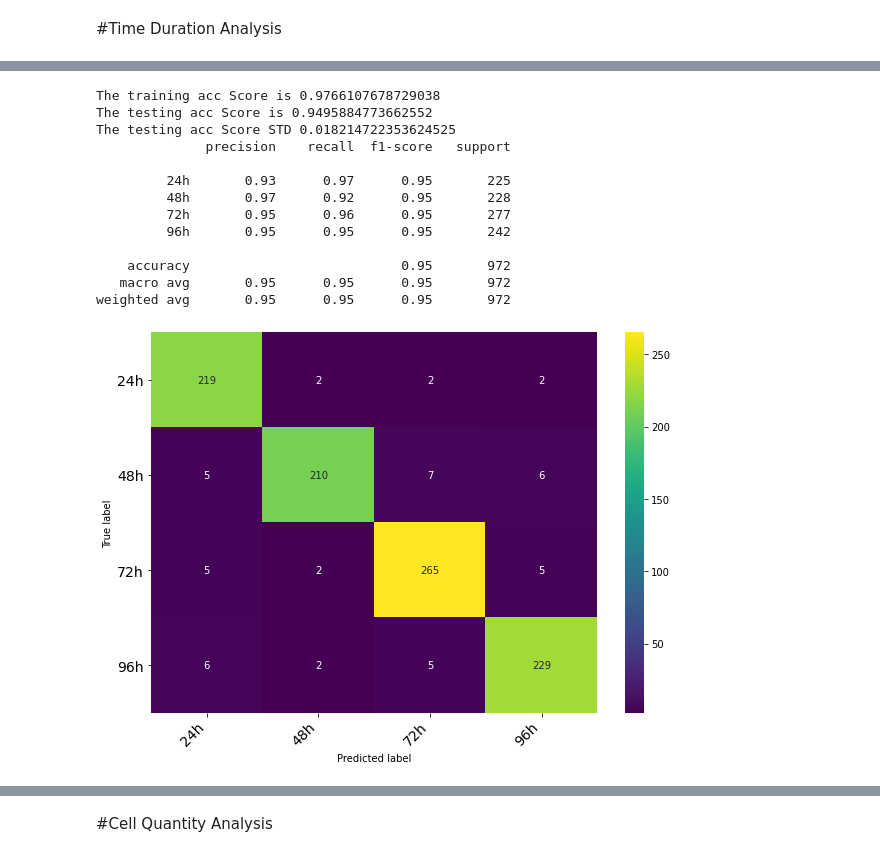
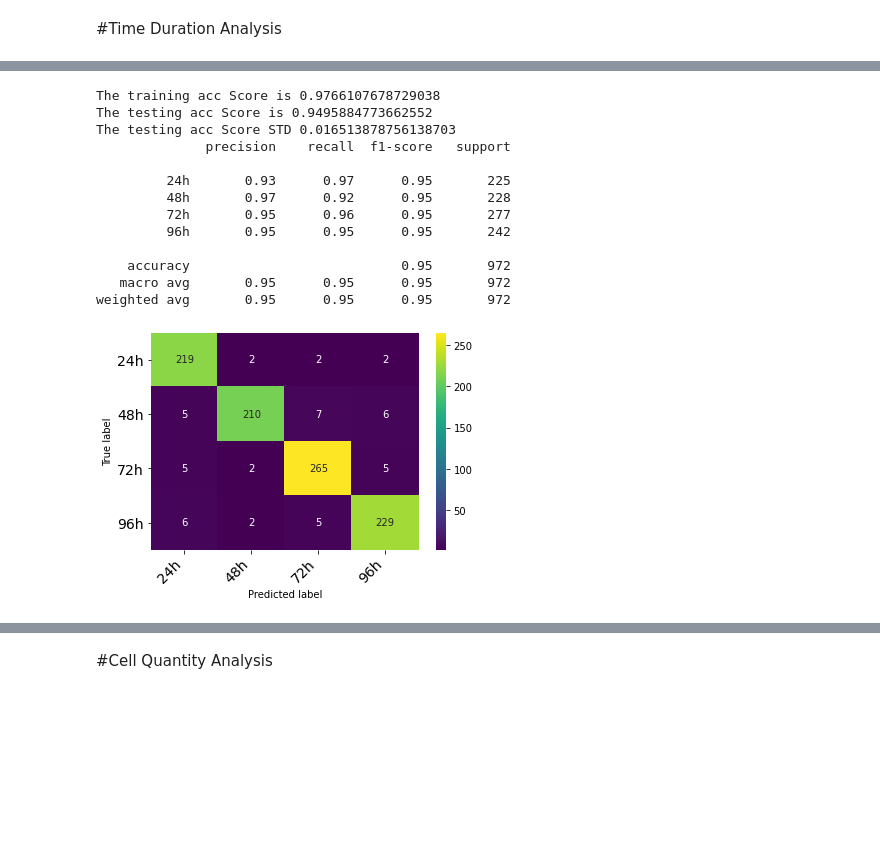
Before and after one commit to shohan007/ML-Engineered-Tissue-Evaluation, a Jupyter notebook: DIS_GelMA_Paper.ipynb, the cells around one changed output, grey strips where cells are left out. Cells and saved outputs as stored; diff of their text form; code cells hidden in the pictures; blank space fills up the shorter version.

```diff
--- a/DIS_GelMA_Paper.ipynb
+++ b/DIS_GelMA_Paper.ipynb
@@ -106,7 +98,7 @@ Y_transformed_quantity=le3.fit_transform(Y['Cell Quantity (in Million)'])
 Utility Functions
 # %%
 # confusion matrix
-def print_confusion_matrix(confusion_matrix, class_names, figsize = (10,7), fontsize=14):
+def print_confusion_matrix(confusion_matrix, class_names, figsize = (6,4), fontsize=14):
 
     df_cm = pd.DataFrame(
         confusion_matrix, index=class_names, columns=class_names,
@@ -201,7 +193,7 @@ def svc_cv(train_data, test_data, class_names, cv=5):
 
     # init model and params
     svc = SVC()
-    parameters = {'kernel':['poly', 'rbf','linear'],'C':[0.1, 1, 10], 'gamma': [0.1, 0.2, 0.3, 0.4, 0.5, 0.6, 0.7, 0.8, 0.9]}
+    parameters = {'kernel':['rbf','linear'],'C':[0.1, 1, 10], 'gamma': [0.1, 0.2, 0.3, 0.4, 0.5, 0.6, 0.7, 0.8, 0.9]}
     scorer = make_scorer(accuracy_score)
 
 
@@ -515,20 +507,20 @@ weighted avg       0.77      0.77      0.77       972
 # %%
 # svc
-svc_cv((trainx, trainy), (testx, testy), class_names, 5)
+svc_cv((trainx, trainy), (testx, testy), class_names, 10)
 # %% [output]
 The training acc Score is 0.9766107678729038
 The testing acc Score is 0.9495884773662552
-The testing acc Score STD 0.018214722353624525
+The testing acc Score STD 0.016513878756138703
               precision    recall  f1-score   support
 
          24h       0.93      0.97      0.95       225
          48h       0.97      0.92      0.95       228
          72h       0.95      0.96      0.95       277
          96h       0.95      0.95      0.95       242
 
     accuracy                           0.95       972
    macro avg       0.95      0.95      0.95       972
 weighted avg       0.95      0.95      0.95       972
-[figure, old version]
+[figure, new version]
 # %%
 # knn
```
Also changed, not shown: parts of 27 cells of this notebook.
